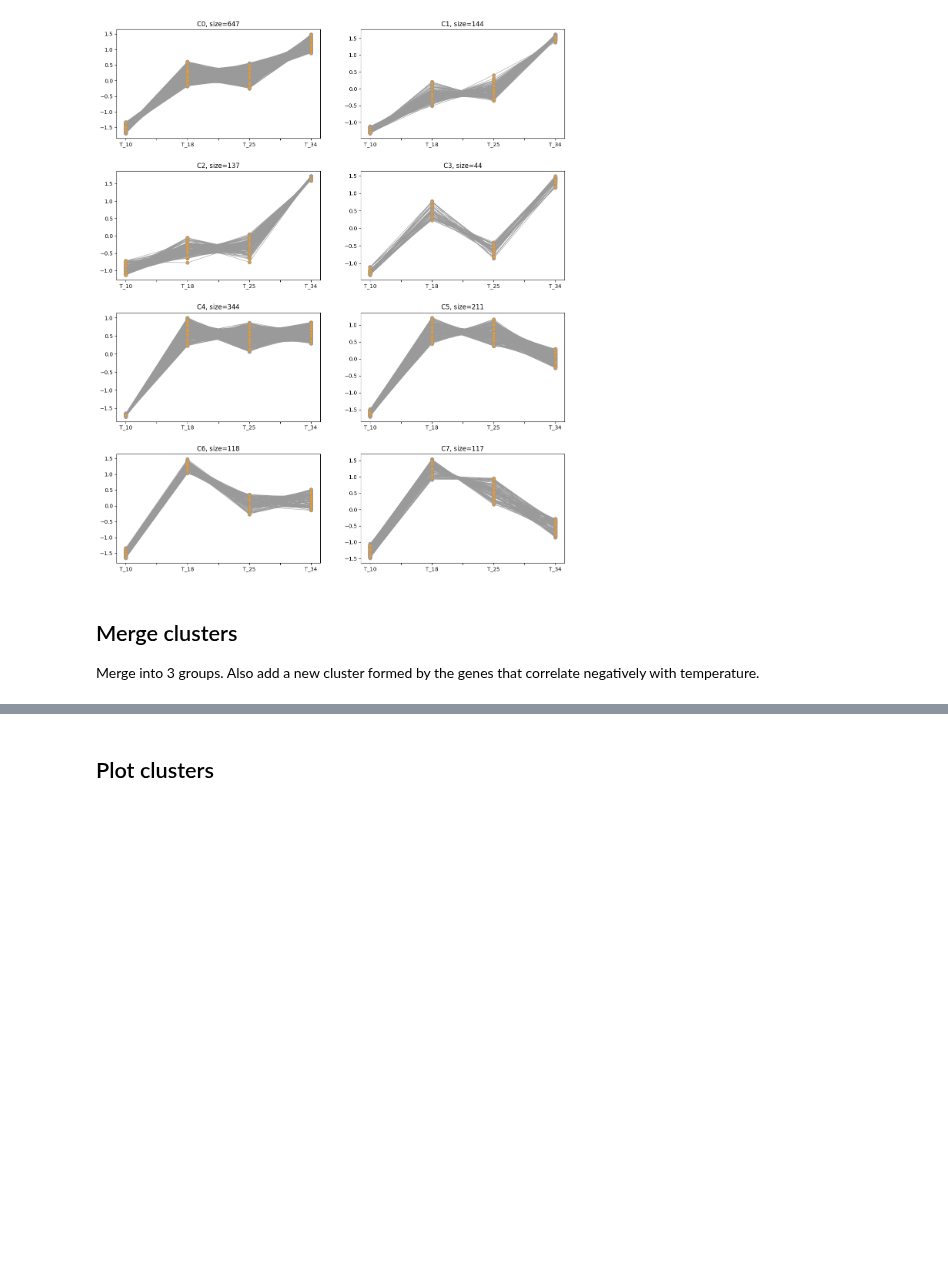
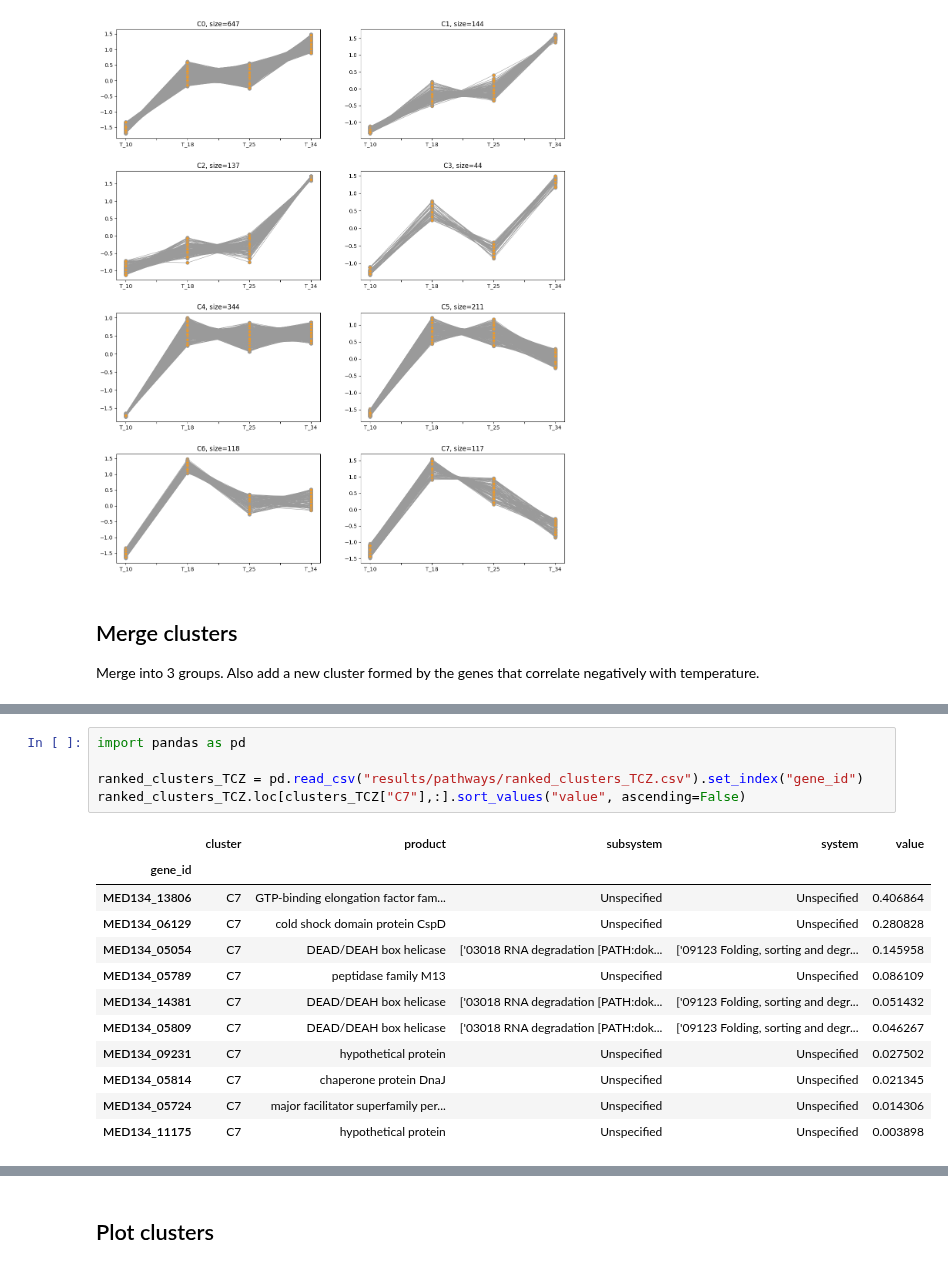
Before and after one commit to Robaina/Dokdonia, a Jupyter notebook: 3_clustering_tc.ipynb, the cells around one changed output, grey strips where cells are left out. Cells and saved outputs as stored; diff of their text form; blank space fills up the shorter version.

```diff
--- a/3_clustering_tc.ipynb
+++ b/3_clustering_tc.ipynb
@@ -144,0 +169,18 @@ Merge into 3 groups. Also add a new cluster formed by the genes that correlate n
+# %%
+import pandas as pd
+
+ranked_clusters_TCZ = pd.read_csv("results/pathways/ranked_clusters_TCZ.csv").set_index("gene_id")
+ranked_clusters_TCZ.loc[clusters_TCZ["C7"],:].sort_values("value", ascending=False)
+# %% [output]
+|  | cluster | product | subsystem | system | value |
+| gene_id |  |  |  |  |  |
+| MED134_13806 | C7 | GTP-binding elongation factor fam... | Unspecified | Unspecified | 0.406864 |
+| MED134_06129 | C7 | cold shock domain protein CspD | Unspecified | Unspecified | 0.280828 |
+| MED134_05054 | C7 | DEAD/DEAH box helicase | ['03018 RNA degradation [PATH:dok... | ['09123 Folding, sorting and degr... | 0.145958 |
+| MED134_05789 | C7 | peptidase family M13 | Unspecified | Unspecified | 0.086109 |
+| MED134_14381 | C7 | DEAD/DEAH box helicase | ['03018 RNA degradation [PATH:dok... | ['09123 Folding, sorting and degr... | 0.051432 |
+| MED134_05809 | C7 | DEAD/DEAH box helicase | ['03018 RNA degradation [PATH:dok... | ['09123 Folding, sorting and degr... | 0.046267 |
+| MED134_09231 | C7 | hypothetical protein | Unspecified | Unspecified | 0.027502 |
+| MED134_05814 | C7 | chaperone protein DnaJ | Unspecified | Unspecified | 0.021345 |
+| MED134_05724 | C7 | major facilitator superfamily per... | Unspecified | Unspecified | 0.014306 |
+| MED134_11175 | C7 | hypothetical protein | Unspecified | Unspecified | 0.003898 |
```
Also changed, not shown: parts of 12 cells of this notebook, 19 other files.
